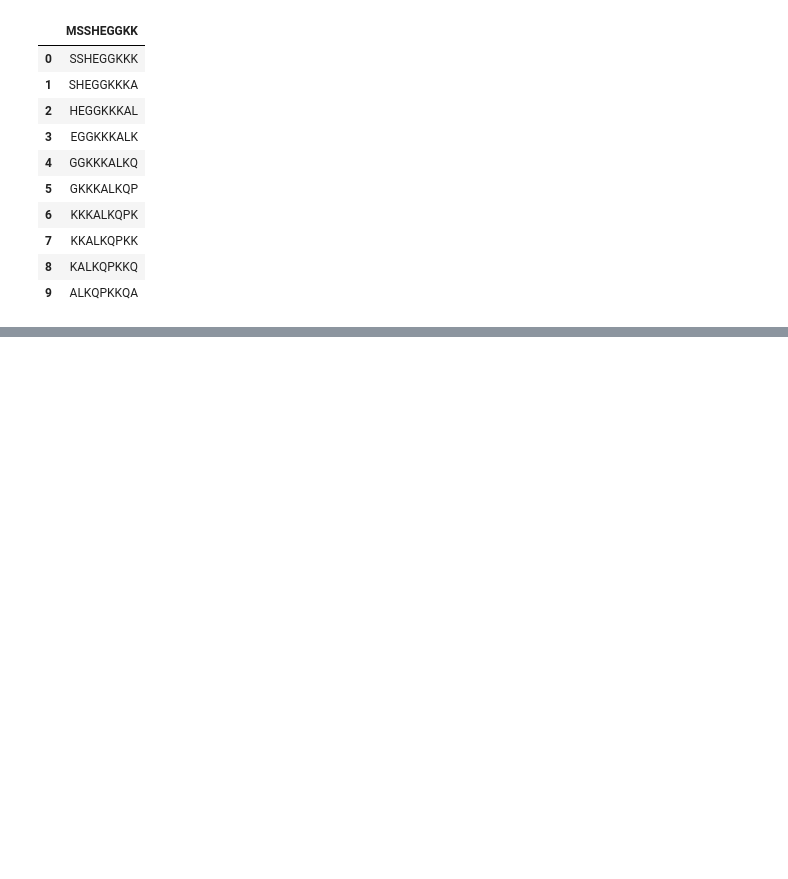
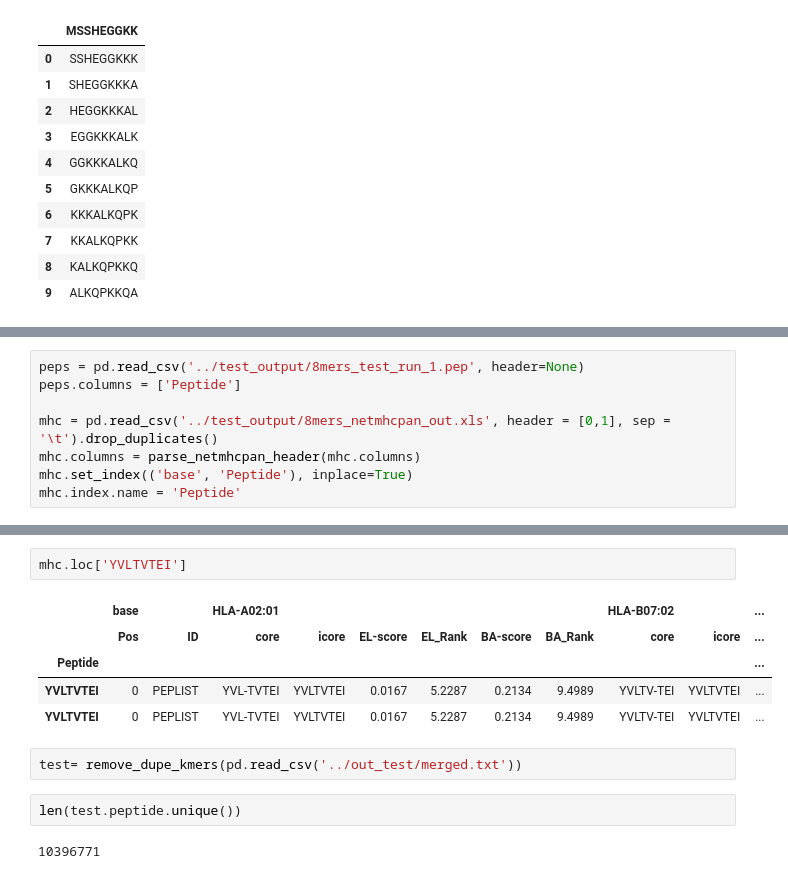
Before and after one commit to richieYT-wan/cedar, a Jupyter notebook: notebook/netmhcpan.ipynb, the cells around one changed output, grey strips where cells are left out. Drawn from its saved outputs; the diff is of its cells as text; blank space fills up the shorter version.

Commit message:
updating kmers pipeline to dedupe kmers & added sample split data

```diff
--- a/notebook/netmhcpan.ipynb
+++ b/notebook/netmhcpan.ipynb
@@ -180,0 +148,8 @@ pd.read_csv(os.path.join(os.getcwd(), '../output/test_pep/9mers_Human_split_0.pe
+# %%
+peps = pd.read_csv('../test_output/8mers_test_run_1.pep', header=None)
+peps.columns = ['Peptide']
+
+mhc = pd.read_csv('../test_output/8mers_netmhcpan_out.xls', header = [0,1], sep = '\t').drop_duplicates()
+mhc.columns = parse_netmhcpan_header(mhc.columns)
+mhc.set_index(('base', 'Peptide'), inplace=True)
+mhc.index.name = 'Peptide'
@@ -180,0 +209,14 @@ pd.read_csv(os.path.join(os.getcwd(), '../output/test_pep/9mers_Human_split_0.pe
+# %%
+mhc.loc['YVLTVTEI']
+# %% [output]
+|  | base |  | HLA-A02:01 |  |  |  |  |  | HLA-B07:02 |  | ... |
+|  | Pos | ID | core | icore | EL-score | EL_Rank | BA-score | BA_Rank | core | icore | ... |
+| Peptide |  |  |  |  |  |  |  |  |  |  | ... |
+| YVLTVTEI | 0 | PEPLIST | YVL-TVTEI | YVLTVTEI | 0.0167 | 5.2287 | 0.2134 | 9.4989 | YVLTV-TEI | YVLTVTEI | ... |
+| YVLTVTEI | 0 | PEPLIST | YVL-TVTEI | YVLTVTEI | 0.0167 | 5.2287 | 0.2134 | 9.4989 | YVLTV-TEI | YVLTVTEI | ... |
+# %%
+test= remove_dupe_kmers(pd.read_csv('../out_test/merged.txt'))
+# %%
+len(test.peptide.unique())
+# %% [output]
+10396771
```
Also changed, not shown: parts of 24 cells of this notebook, 7 other files.
